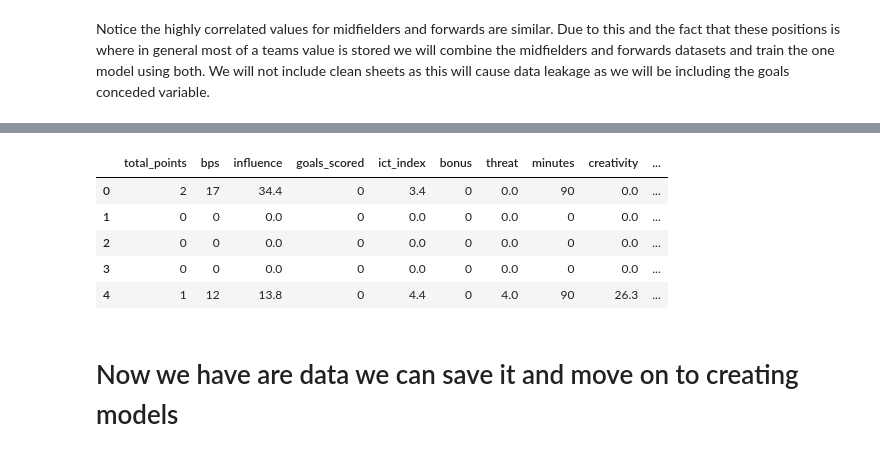
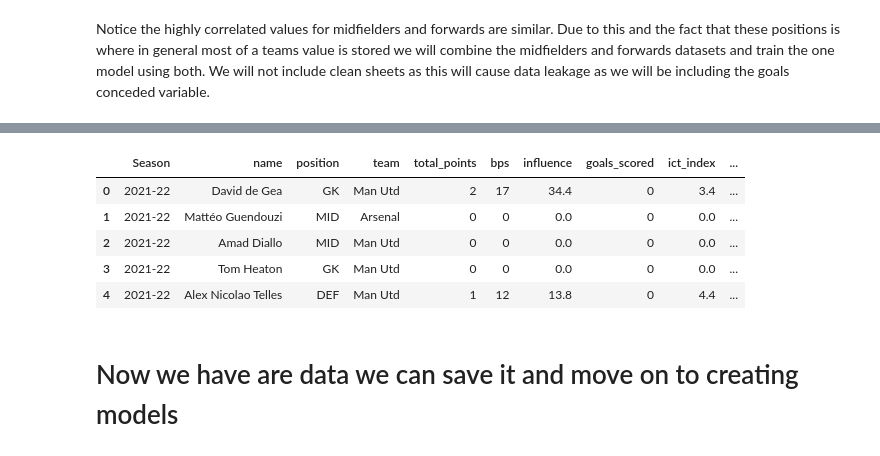
Before and after one commit to hledwards33/FPL_Predictive_Team_Selection, a Jupyter notebook: Data Analysis.ipynb, the cells around one changed output, grey strips where cells are left out. Saved outputs shown, nothing was run; the diff lists cells and outputs as text; code cells hidden in the pictures.

```diff
--- a/Data Analysis.ipynb
+++ b/Data Analysis.ipynb
@@ -280,7 +280,7 @@ prem_tables.head()
 df.rename(columns={'season_x': 'Season'}, inplace=True)
 prem_tables.rename(columns={'Team': 'opp_team_name'}, inplace=True)
 
-df = pd.merge(df, prem_tables, how='left', on=['Season', 'opp_team_name']).drop(['opp_team_name', 'opp_team'])
+df = pd.merge(df, prem_tables, how='left', on=['Season', 'opp_team_name']).drop(['opp_team_name', 'opponent_team'], axis=1)
 df.head()
 # %% [output]
 |  | Season | name | position | assists | bonus | bps | clean_sheets | creativity | element | fixture | ... |
@@ -464,14 +476,14 @@ Notice the highly correlated values for midfielders and forwards are similar. Du
 # %%
-forwards_midfielders = df[['total_points', 'bps', 'influence', 'goals_scored', 'ict_index', 'bonus', 'threat', 'minutes',
+forwards_midfielders_correlated = df[['Season', 'name', 'position', 'team', 'total_points', 'bps', 'influence', 'goals_scored', 'ict_index', 'bonus', 'threat', 'minutes',
                           'creativity', 'assists', 'value', 'clean_sheets', 'selected']]
-forwards_midfielders.head()
+forwards_midfielders_correlated.head()
 # %% [output]
-|  | total_points | bps | influence | goals_scored | ict_index | bonus | threat | minutes | creativity | ... |
-| 0 | 2 | 17 | 34.4 | 0 | 3.4 | 0 | 0.0 | 90 | 0.0 | ... |
-| 1 | 0 | 0 | 0.0 | 0 | 0.0 | 0 | 0.0 | 0 | 0.0 | ... |
-| 2 | 0 | 0 | 0.0 | 0 | 0.0 | 0 | 0.0 | 0 | 0.0 | ... |
-| 3 | 0 | 0 | 0.0 | 0 | 0.0 | 0 | 0.0 | 0 | 0.0 | ... |
-| 4 | 1 | 12 | 13.8 | 0 | 4.4 | 0 | 4.0 | 90 | 26.3 | ... |
+|  | Season | name | position | team | total_points | bps | influence | goals_scored | ict_index | ... |
+| 0 | 2021-22 | David de Gea | GK | Man Utd | 2 | 17 | 34.4 | 0 | 3.4 | ... |
+| 1 | 2021-22 | Mattéo Guendouzi | MID | Arsenal | 0 | 0 | 0.0 | 0 | 0.0 | ... |
+| 2 | 2021-22 | Amad Diallo | MID | Man Utd | 0 | 0 | 0.0 | 0 | 0.0 | ... |
+| 3 | 2021-22 | Tom Heaton | GK | Man Utd | 0 | 0 | 0.0 | 0 | 0.0 | ... |
+| 4 | 2021-22 | Alex Nicolao Telles | DEF | Man Utd | 1 | 12 | 13.8 | 0 | 4.4 | ... |
 # %% [markdown]
 <h1> Now we have are data we can save it and move on to creating models </h1>
 # %%
```
Also changed, not shown: parts of 9 cells of this notebook, 6 other files.
